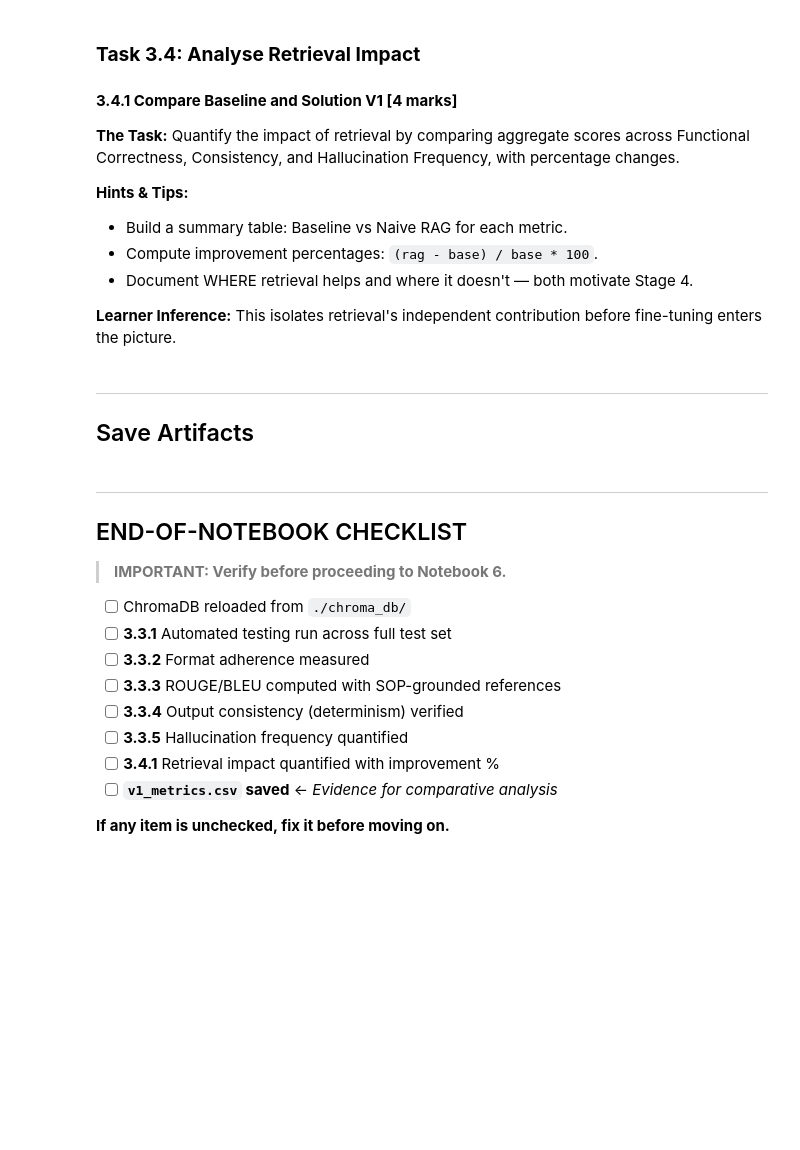
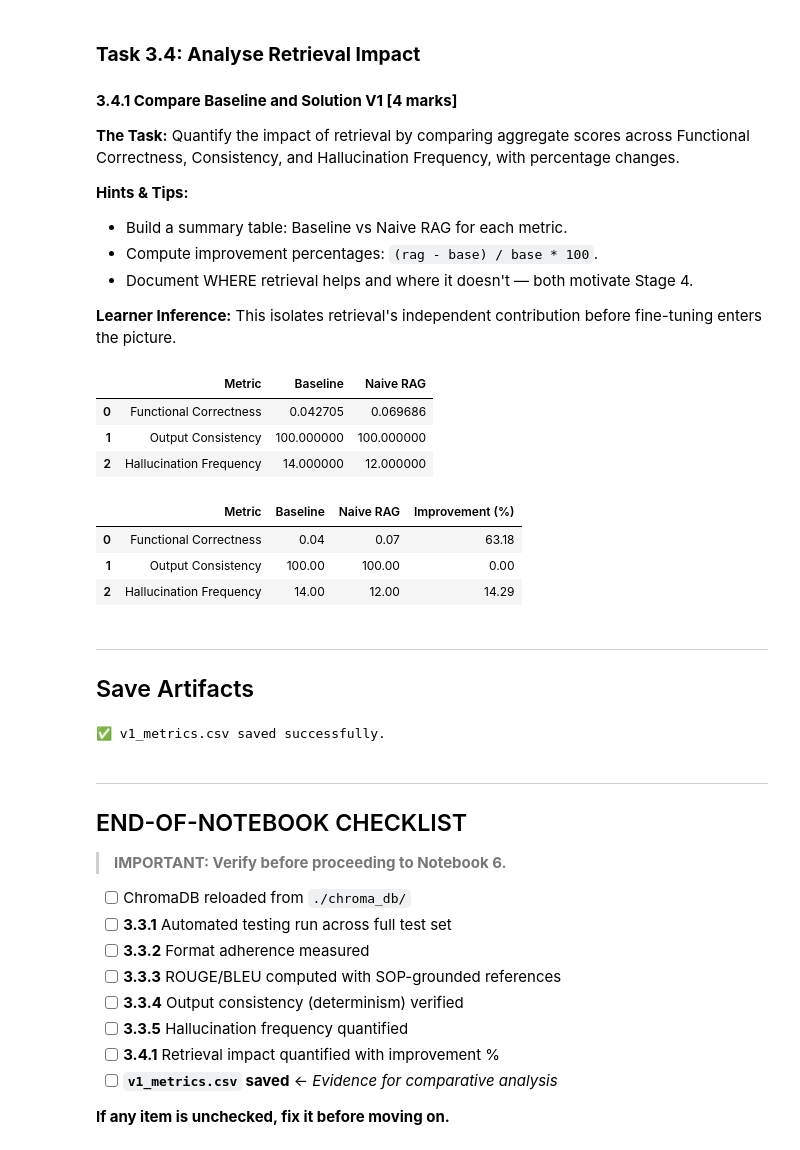
Before and after one commit to ssprajapati2021/Hybrid-RAG-Fine-Tuning, a Jupyter notebook: notebook/Solution_V1_RAG_Evaluation.ipynb, the cells around one changed output. Saved outputs shown, nothing was run; the diff lists cells and outputs as text; code cells hidden in the pictures; blank space fills up the shorter version.

```diff
--- a/notebook/Solution_V1_RAG_Evaluation.ipynb
+++ b/notebook/Solution_V1_RAG_Evaluation.ipynb
@@ -618,7 +618,7 @@ rag_hallucinations = 0
 
 for _, row in results_df.iterrows():
 
-    reference = sop_text[intent_to_sop[row["intent"]]]
+    reference = get_chunk_reference(row)
 
     if detect_hallucination(
         row["naive_rag_output"],
@@ -657,3 +655,55 @@ Naive RAG Hallucination Rate: 16.00%
+# %%
+baseline_consistency = 100.0
+rag_consistency = 100.0
+summary_df = pd.DataFrame({
+    "Metric": [
+        "Functional Correctness",
+        "Output Consistency",
+        "Hallucination Frequency"
+    ],
+    "Baseline": [
+        baseline_scores[0]['rougeL'],
+        baseline_consistency,
+        baseline_rate
+    ],
+    "Naive RAG": [
+        rag_scores[0]['rougeL'],
+        rag_consistency,
+        rag_rate
+    ]
+})
+
+summary_df
+# %% [output]
+|  | Metric | Baseline | Naive RAG |
+| 0 | Functional Correctness | 0.042705 | 0.069686 |
+| 1 | Output Consistency | 100.000000 | 100.000000 |
+| 2 | Hallucination Frequency | 14.000000 | 12.000000 |
+# %%
+summary_df["Improvement (%)"] = np.nan
+
+for i, row in summary_df.iterrows():
+
+    baseline = row["Baseline"]
+    rag = row["Naive RAG"]
+
+    if row["Metric"] == "Hallucination Frequency":
+        improvement = ((baseline - rag) / baseline) * 100
+    else:
+        improvement = ((rag - baseline) / baseline) * 100
+
+    summary_df.loc[i, "Improvement (%)"] = round(improvement, 2)
+
+summary_df.style.format({
+    "Baseline": "{:.2f}",
+    "Naive RAG": "{:.2f}",
+    "Improvement (%)": "{:.2f}"
+})
+# %% [output]
+|  | Metric | Baseline | Naive RAG | Improvement (%) |
+| 0 | Functional Correctness | 0.04 | 0.07 | 63.18 |
+| 1 | Output Consistency | 100.00 | 100.00 | 0.00 |
+| 2 | Hallucination Frequency | 14.00 | 12.00 | 14.29 |
 # %% [markdown]
 ---
 ## Save Artifacts
@@ -662,3 +710,12 @@ Naive RAG Hallucination Rate: 16.00%
+# %%
+summary_df.to_csv(
+    os.path.join(artifact_path, "v1_metrics.csv"),
+    index=False
+)
+
+print("✅ v1_metrics.csv saved successfully.")
+# %% [output]
+✅ v1_metrics.csv saved successfully.
 # %% [markdown]
 ---
 ## END-OF-NOTEBOOK CHECKLIST
```
Also changed, not shown: parts of 9 cells of this notebook.
